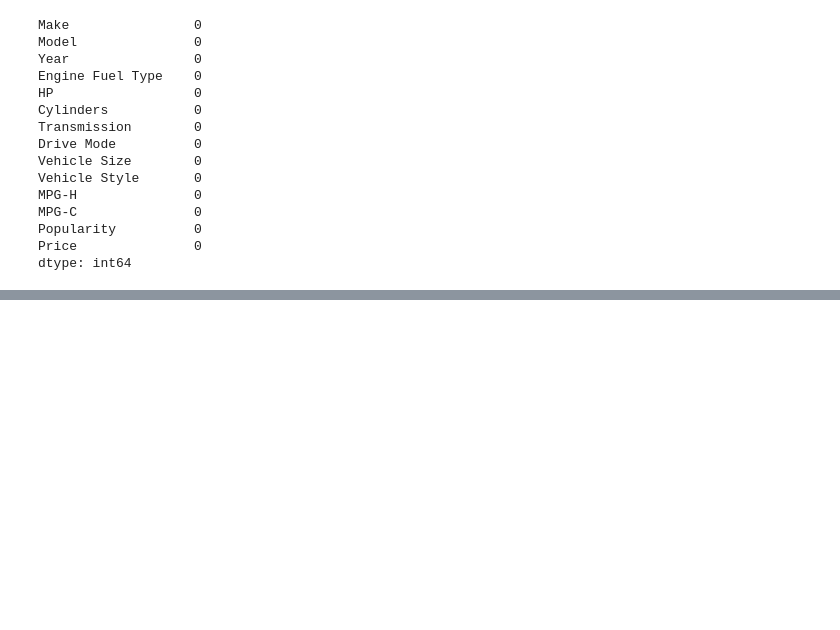
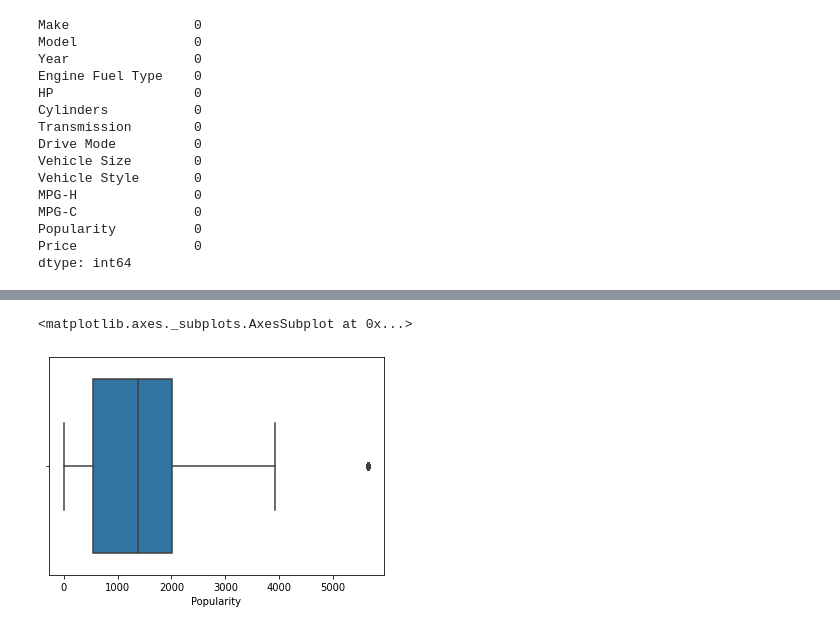
Before and after one commit to pranav-2410/Exploratory-data-analysis-of-car-features, a Jupyter notebook: Project_ML.ipynb, the cells around one changed output, grey strips where cells are left out. Cells and saved outputs as stored; diff of their text form; code cells hidden in the pictures; blank space fills up the shorter version.

```diff
--- a/Project_ML.ipynb
+++ b/Project_ML.ipynb
@@ -268,0 +280,5 @@ The outliers  can be easily recognised using the boxgraph
+# %%
+sns.boxplot(x=data["Popularity"])             #the number of uotliers here are less
+# %% [output]
+<matplotlib.axes._subplots.AxesSubplot at 0x...>
+[figure, added]
```
Also changed, not shown: parts of 5 cells of this notebook.
